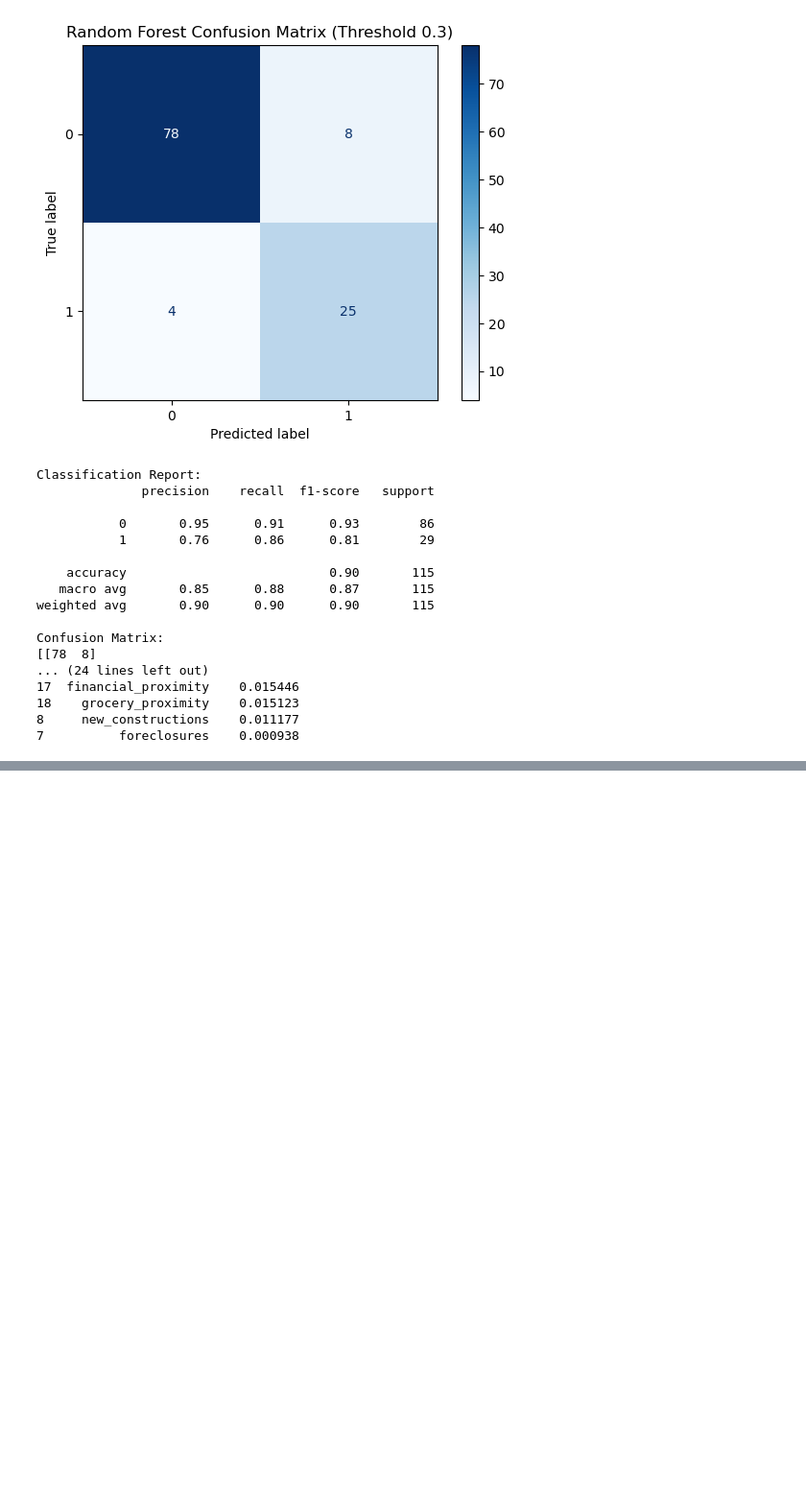
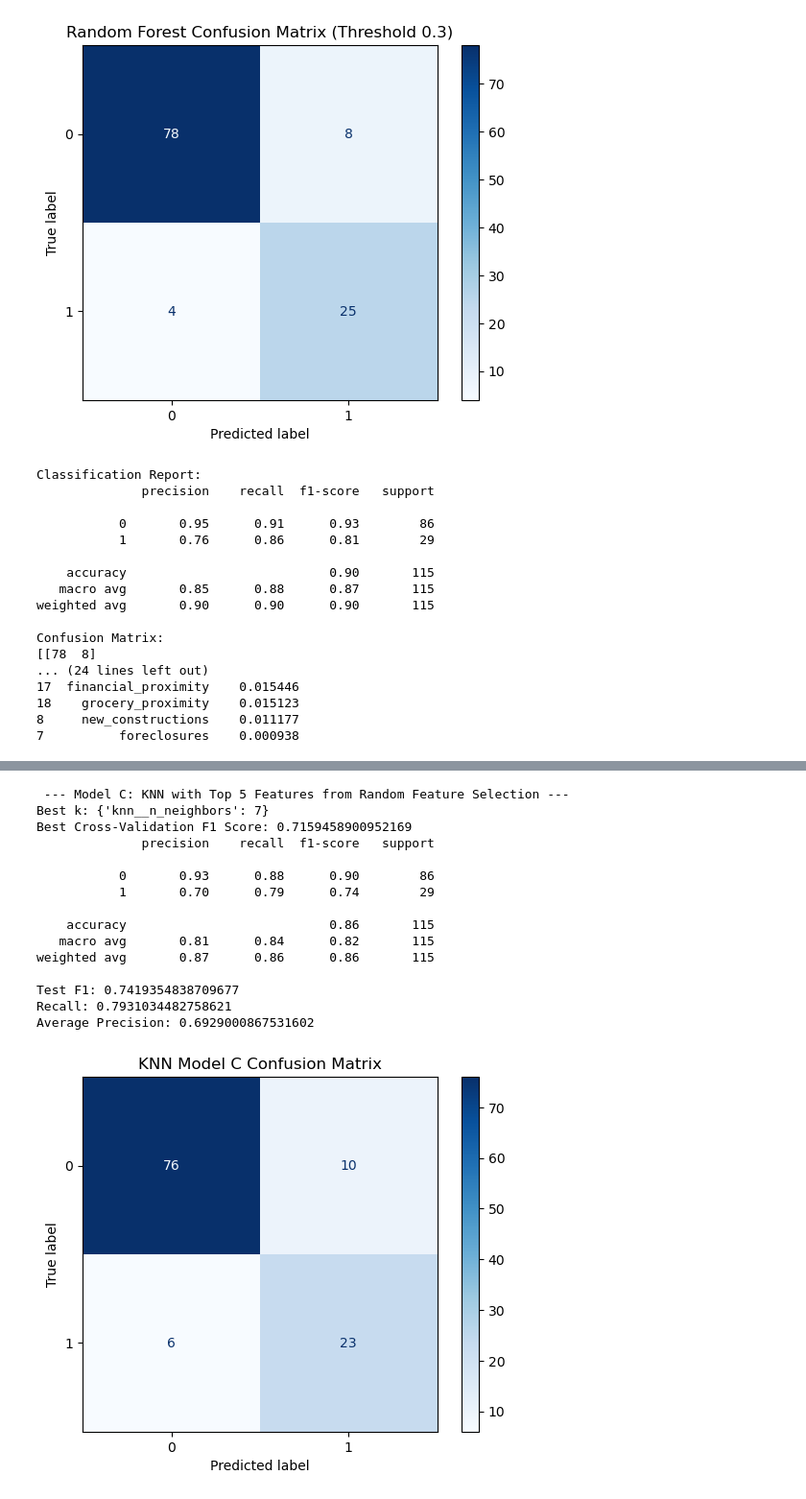
Before and after one commit to teseri86/Charlotte_Housing_Project, a Jupyter notebook: notebooks/displacement_risk_model.ipynb, the cells around one changed output, grey strips where cells are left out. Shown at 96% size. Cells and saved outputs as stored; diff of their text form; code cells hidden in the pictures; blank space fills up the shorter version.

```diff
--- a/notebooks/displacement_risk_model.ipynb
+++ b/notebooks/displacement_risk_model.ipynb
@@ -444,0 +566,60 @@ Confusion Matrix:
+# %%
+#Model C with selected features from Random Feature feature importance
+
+features = [
+    'household_income',
+    'food_nutrition',
+    'race_white',
+    'housing_cost_burden',
+    'code_violations'
+]
+
+X_top5 = master_df[features]
+y_top5 = master_df['displacement_risk']
+
+X_train, X_test, y_train, y_test = train_test_split(X_top5, y_top5, test_size=0.25, random_state=42, stratify=y_top5)
+
+grid_C = GridSearchCV(
+    Pipeline([
+        ('smote', SMOTE(random_state=42)),
+        ('scaler', StandardScaler()),
+        ('knn', KNeighborsClassifier())
+    ]),
+    param_grid,
+    cv=5,
+    scoring='f1'
+)
+
+grid_C.fit(X_train, y_train)
+
+print("\n --- Model C: KNN with Top 5 Features from Random Feature Selection ---")
+print("Best k:", grid_C.best_params_)
+print("Best Cross-Validation F1 Score:", grid_C.best_score_)
+y_pred_C = grid_C.best_estimator_.predict(X_test)
+
+print(classification_report(y_test, y_pred_C))
+print("Test F1:", f1_score(y_test, y_pred_C))
+print("Recall:", recall_score(y_test, y_pred_C))
+
+y_prob_C = grid_C.best_estimator_.predict_proba(X_test)[:, 1]
+print("Average Precision:", average_precision_score(y_test, y_prob_C))
+ConfusionMatrixDisplay.from_predictions(y_test, y_pred_C, cmap="Blues")
+plt.title("KNN Model C Confusion Matrix")
+plt.show()
+# %% [output]
+ --- Model C: KNN with Top 5 Features from Random Feature Selection ---
+Best k: {'knn__n_neighbors': 7}
+Best Cross-Validation F1 Score: 0.7159458900952169
+              precision    recall  f1-score   support
+
+           0       0.93      0.88      0.90        86
+           1       0.70      0.79      0.74        29
+
+    accuracy                           0.86       115
+   macro avg       0.81      0.84      0.82       115
+weighted avg       0.87      0.86      0.86       115
+
+Test F1: 0.7419354838709677
+Recall: 0.7931034482758621
+Average Precision: 0.6929000867531602
+[figure, added]
```
Also changed, not shown: parts of 5 cells of this notebook.
